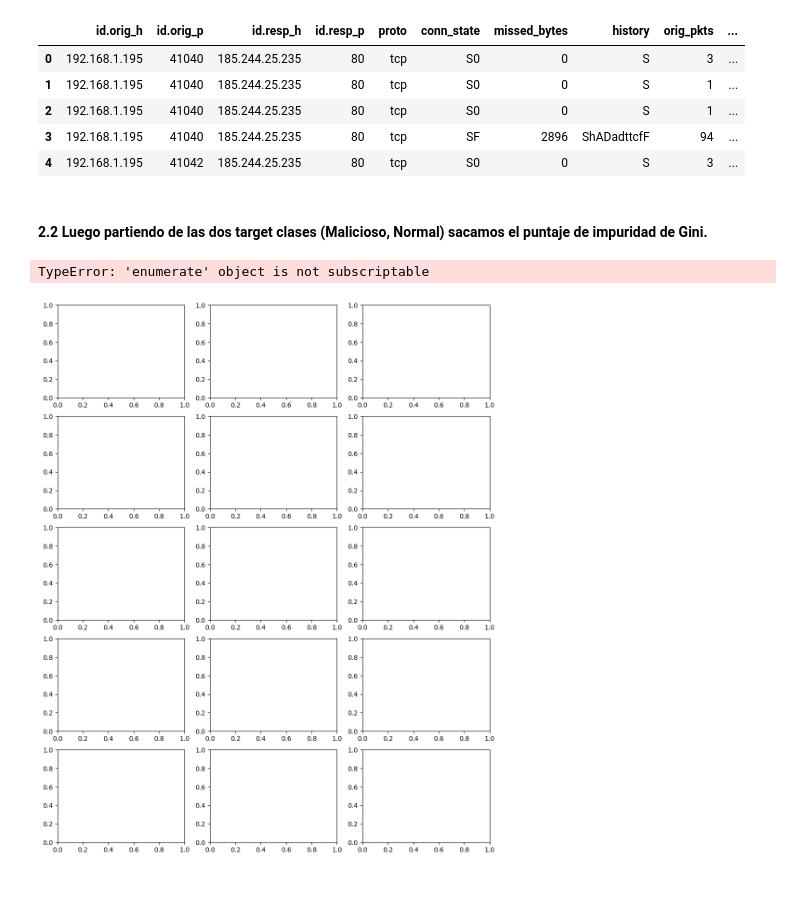
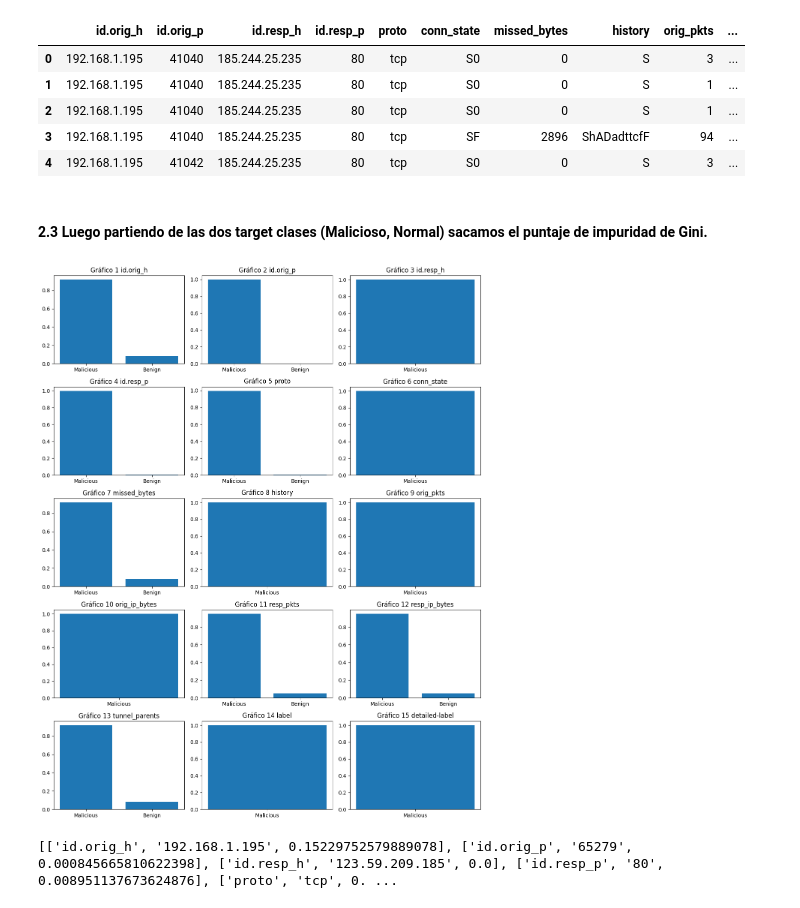
Before and after one commit to alejandro945/ul-feature-selection-for-botnet-detection, a Jupyter notebook: src/ul-feature-selection.ipynb, the cells around one changed output. Drawn from its saved outputs; the diff is of its cells as text; code cells hidden in the pictures.

```diff
--- a/src/ul-feature-selection.ipynb
+++ b/src/ul-feature-selection.ipynb
@@ -188,29 +194,40 @@ display(featureValuesDf.head())
 | 3 | 192.168.1.195 | 41040 | 185.244.25.235 | 80 | tcp | SF | 2896 | ShADadttcfF | 94 | ... |
 | 4 | 192.168.1.195 | 41042 | 185.244.25.235 | 80 | tcp | S0 | 0 | S | 3 | ... |
 # %% [markdown]
-#### 2.2 Luego partiendo de las dos target clases (Malicioso, Normal) sacamos el puntaje de impuridad de Gini.
+#### 2.3 Luego partiendo de las dos target clases (Malicioso, Normal) sacamos el puntaje de impuridad de Gini.
 # %%
-output = []
+# Arreglo de salidas
+features_with_impure_score = []
 # Crear subplots
 fig, axs = plt.subplots(nrows=5, ncols=3, figsize=(12, 15))
+
 for index, feature_name in enumerate(featureValuesDf.columns):
     max_count = feature_values[index][2]
     feature_v = feature_values[index][1]
+    feature = feature_values[index][1]
+    # Transformar el tipo de dato
+    if featureValuesDf[feature_name].dtype == 'Int64':
+       feature = np.int64(feature_values[index][1])
     # Crear un subconjunto del dataframe con la columna y el valor más frecuente
-    datas = featureValuesDf[featureValuesDf[feature_name] == feature_v]
+    datas = featureValuesDf[featureValuesDf[feature_name] == feature]
     # Calcular el índice Gini del subconjunto partiento de la columna de etiqueta que contiene las dos target clases
     p = datas['label'].value_counts(normalize=True)
-    (enumerate(axs.flatten())[index]).plot(p.index, p.values)
-    (enumerate(axs.flatten())[index]).set_title(f'Gráfico {index +1}')
+    # Creamos un nuevo DataFrame con los conteos
+    counts_df = pd.DataFrame({'Clase': p.index, 'Count': p.values})
+    # Agregamos al grafico de barras solo si pertenece al conjunto de features values
+    (axs.flatten()[index]).bar(counts_df['Clase'], counts_df['Count'])
+    (axs.flatten()[index]).set_title(f'Gráfico {index +1} {feature_name}')
+    # Calcular puntaje de impureza de Gini
     gini = 1 - (p ** 2).sum()
-    output.append([feature_name, feature_v, gini])
-# Ajustar diseño
+    # Agregar a salida de componente
+    features_with_impure_score.append([feature_name, feature_v, gini])
+
+# Ajustar diseño y mostrar grafico
 plt.tight_layout()
-# Mostrar gráfico
 plt.show()
 # Retornar la lista de patrones y sus puntajes
-print(output)
+print(features_with_impure_score)
 # %% [output]
+[figure, new version]
-TypeError: 'enumerate' object is not subscriptable
+[['id.orig_h', '192.168.1.195', 0.15229752579889078], ['id.orig_p', '65279', 0.000845665810622398], ['id.resp_h', '123.59.209.185', 0.0], ['id.resp_p', '80', 0.008951137673624876], ['proto', 'tcp', 0. ...
-[figure, old version]
 # %% [markdown]
```
Also changed, not shown: parts of 18 cells of this notebook, 3 other files.
